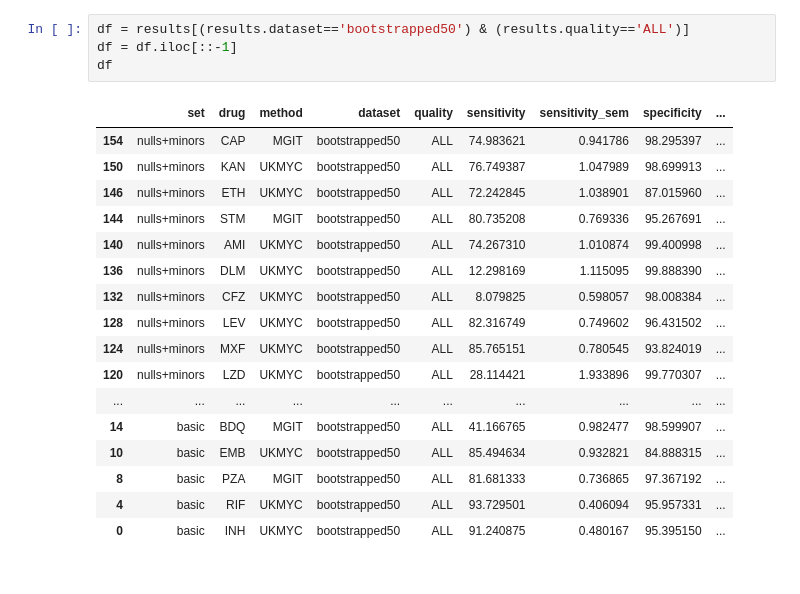
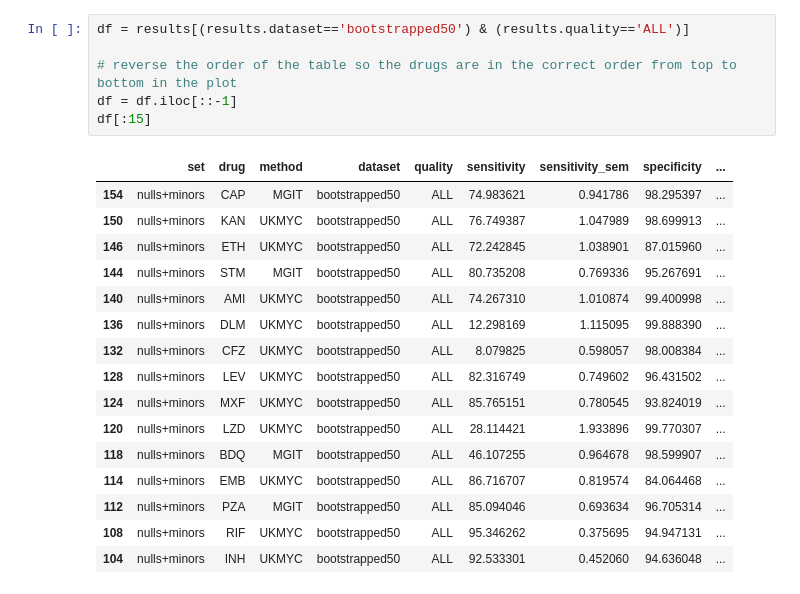
Before and after one commit to fowler-lab/validate-myco-amr, a Jupyter notebook: plot.ipynb, the cells around one changed output. Cells and saved outputs as stored; diff of their text form.

```diff
--- a/plot.ipynb
+++ b/plot.ipynb
@@ -44,23 +47,24 @@ who
 | 1 | INH | WHO2 | 0.75 | 91.6 | 97.9 | 97.1 | 91.2 | 92.0 | ... |
 # %%
 df = results[(results.dataset=='bootstrapped50') & (results.quality=='ALL')]
+
+# reverse the order of the table so the drugs are in the correct order from top to bottom in the plot
 df = df.iloc[::-1]
-df
+df[:15]
 # %% [output]
 |  | set | drug | method | dataset | quality | sensitivity | sensitivity_sem | specificity | ... |
 | 154 | nulls+minors | CAP | MGIT | bootstrapped50 | ALL | 74.983621 | 0.941786 | 98.295397 | ... |
 | 150 | nulls+minors | KAN | UKMYC | bootstrapped50 | ALL | 76.749387 | 1.047989 | 98.699913 | ... |
 | 146 | nulls+minors | ETH | UKMYC | bootstrapped50 | ALL | 72.242845 | 1.038901 | 87.015960 | ... |
 | 144 | nulls+minors | STM | MGIT | bootstrapped50 | ALL | 80.735208 | 0.769336 | 95.267691 | ... |
 | 140 | nulls+minors | AMI | UKMYC | bootstrapped50 | ALL | 74.267310 | 1.010874 | 99.400998 | ... |
 | 136 | nulls+minors | DLM | UKMYC | bootstrapped50 | ALL | 12.298169 | 1.115095 | 99.888390 | ... |
 | 132 | nulls+minors | CFZ | UKMYC | bootstrapped50 | ALL | 8.079825 | 0.598057 | 98.008384 | ... |
 | 128 | nulls+minors | LEV | UKMYC | bootstrapped50 | ALL | 82.316749 | 0.749602 | 96.431502 | ... |
 | 124 | nulls+minors | MXF | UKMYC | bootstrapped50 | ALL | 85.765151 | 0.780545 | 93.824019 | ... |
 | 120 | nulls+minors | LZD | UKMYC | bootstrapped50 | ALL | 28.114421 | 1.933896 | 99.770307 | ... |
-| ... | ... | ... | ... | ... | ... | ... | ... | ... | ... |
-| 14 | basic | BDQ | MGIT | bootstrapped50 | ALL | 41.166765 | 0.982477 | 98.599907 | ... |
-| 10 | basic | EMB | UKMYC | bootstrapped50 | ALL | 85.494634 | 0.932821 | 84.888315 | ... |
-| 8 | basic | PZA | MGIT | bootstrapped50 | ALL | 81.681333 | 0.736865 | 97.367192 | ... |
-| 4 | basic | RIF | UKMYC | bootstrapped50 | ALL | 93.729501 | 0.406094 | 95.957331 | ... |
-| 0 | basic | INH | UKMYC | bootstrapped50 | ALL | 91.240875 | 0.480167 | 95.395150 | ... |
+| 118 | nulls+minors | BDQ | MGIT | bootstrapped50 | ALL | 46.107255 | 0.964678 | 98.599907 | ... |
+| 114 | nulls+minors | EMB | UKMYC | bootstrapped50 | ALL | 86.716707 | 0.819574 | 84.064468 | ... |
+| 112 | nulls+minors | PZA | MGIT | bootstrapped50 | ALL | 85.094046 | 0.693634 | 96.705314 | ... |
+| 108 | nulls+minors | RIF | UKMYC | bootstrapped50 | ALL | 95.346262 | 0.375695 | 94.947131 | ... |
+| 104 | nulls+minors | INH | UKMYC | bootstrapped50 | ALL | 92.533301 | 0.452060 | 94.636048 | ... |
```
Also changed, not shown: parts of 8 cells of this notebook, 7 other files.
